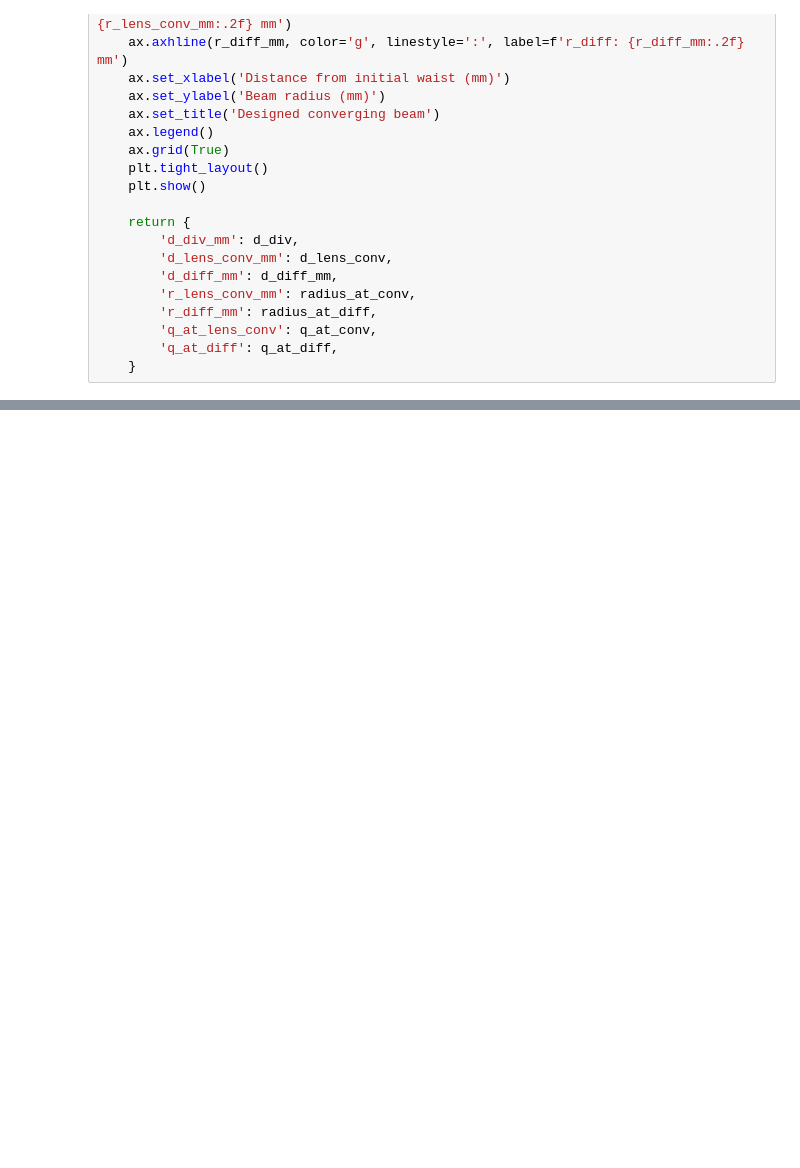
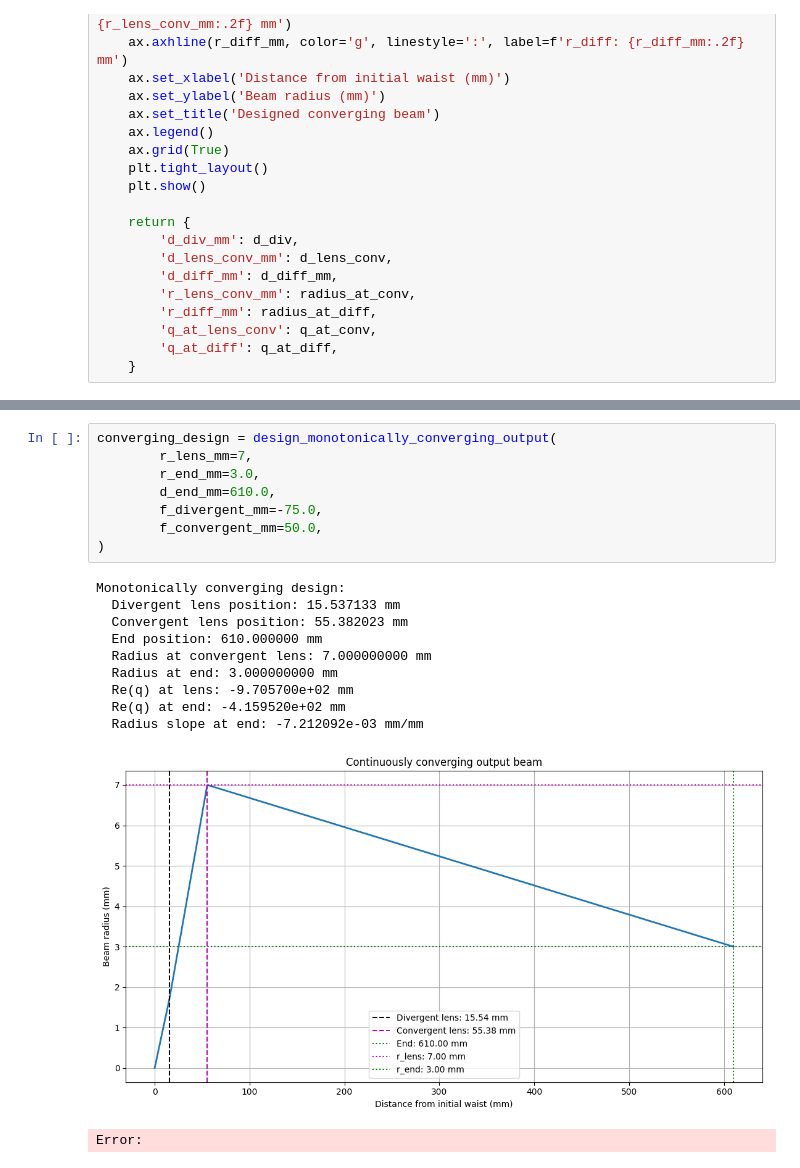
Before and after one commit to Eric-Vidal-hub/PhD_simulations, a Jupyter notebook: collimator.ipynb, the cells around one changed output, grey strips where cells are left out. Drawn from its saved outputs; the diff is of its cells as text; blank space fills up the shorter version.

```diff
--- a/collimator.ipynb
+++ b/collimator.ipynb
@@ -920,0 +1047,20 @@ ValueError: No physical lens positions satisfy both requested radii. Try changin
+# %%
+converging_design = design_monotonically_converging_output(
+        r_lens_mm=7,
+        r_end_mm=3.0,
+        d_end_mm=610.0,
+        f_divergent_mm=-75.0,
+        f_convergent_mm=50.0,
+)
+# %% [output]
+Monotonically converging design:
+  Divergent lens position: 15.537133 mm
+  Convergent lens position: 55.382023 mm
+  End position: 610.000000 mm
+  Radius at convergent lens: 7.000000000 mm
+  Radius at end: 3.000000000 mm
+  Re(q) at lens: -9.705700e+02 mm
+  Re(q) at end: -4.159520e+02 mm
+  Radius slope at end: -7.212092e-03 mm/mm
+[figure, added]
+Error:
```
Also changed, not shown: parts of 8 cells of this notebook, 2 other files.
